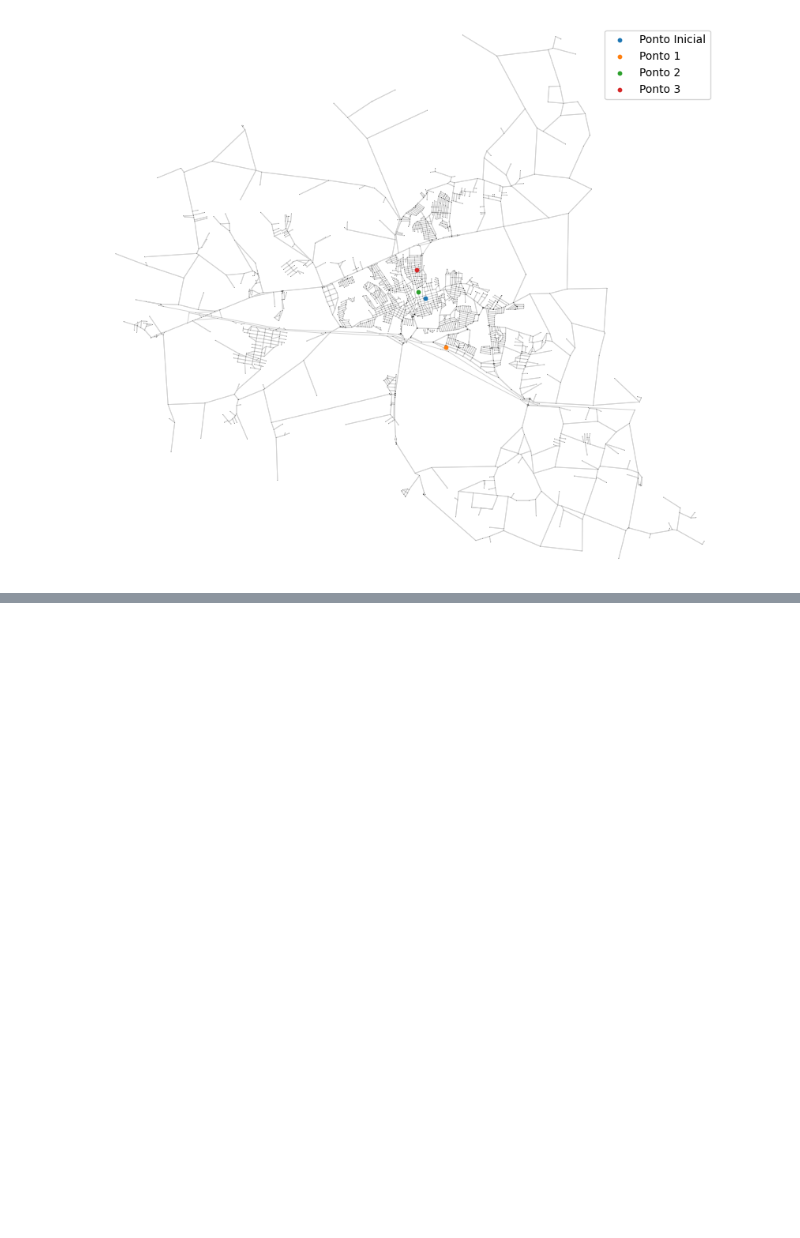
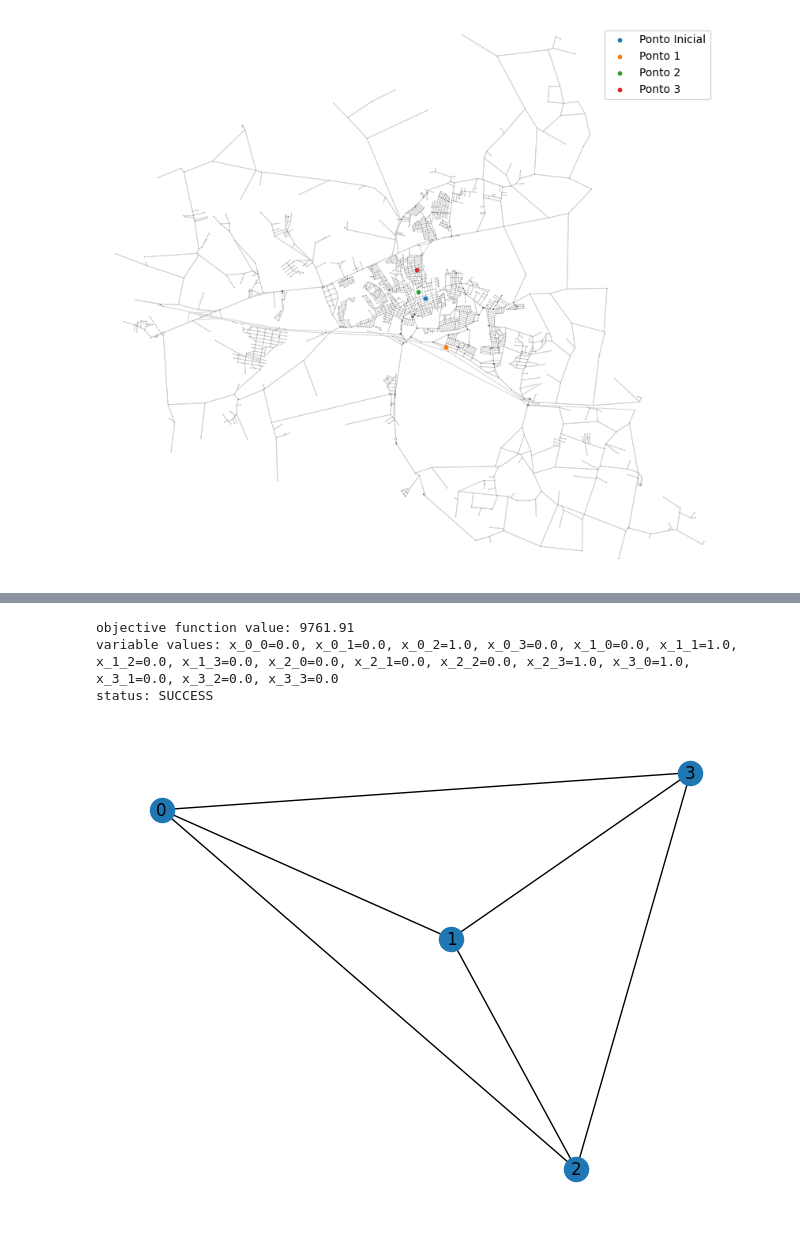
Before and after one commit to marcosfavoretti/Tcc, a Jupyter notebook: env-python/classic_algorithm.ipynb, the cells around one changed output, grey strips where cells are left out. Drawn from its saved outputs; the diff is of its cells as text; code cells hidden in the pictures; blank space fills up the shorter version.

```diff
--- a/env-python/classic_algorithm.ipynb
+++ b/env-python/classic_algorithm.ipynb
@@ -379,0 +423,17 @@ Menor distância (m):  9197.890000000001
+# %%
+all_points = [initialPoint] + target_points
+n = len(all_points)
+
+dist_matrix = np.zeros((n, n))
+
+for i in range(n):
+    for j in range(n):
+        if i == j:
+            dist_matrix[i][j] = 0
+        else:
+            p1 = all_points[i]['osmid']
+            p2 = all_points[j]['osmid']
+            segment = shortPathByPOI(p1, p2)
+            dist_matrix[i][j] = segment.get('totalLength', 0)
+
+display(dist_matrix)
@@ -379,0 +445,5 @@ Menor distância (m):  9197.890000000001
+# %%
+
+tsp = Tsp(dist_matrix)
+qp = tsp.to_quadratic_program()
+print(qp.prettyprint())
@@ -379,0 +468,12 @@ Menor distância (m):  9197.890000000001
+# %%
+exact = MinimumEigenOptimizer(NumPyMinimumEigensolver())
+result = exact.solve(qp)
+print(result.prettyprint())
+# %% [output]
+objective function value: 9761.91
+variable values: x_0_0=0.0, x_0_1=0.0, x_0_2=1.0, x_0_3=0.0, x_1_0=0.0, x_1_1=1.0, x_1_2=0.0, x_1_3=0.0, x_2_0=0.0, x_2_1=0.0, x_2_2=0.0, x_2_3=1.0, x_3_0=1.0, x_3_1=0.0, x_3_2=0.0, x_3_3=0.0
+status: SUCCESS
+# %%
+tsp.draw()
+# %% [output]
+[figure, added]
```
Also changed, not shown: parts of 30 cells of this notebook, 5 other files.
